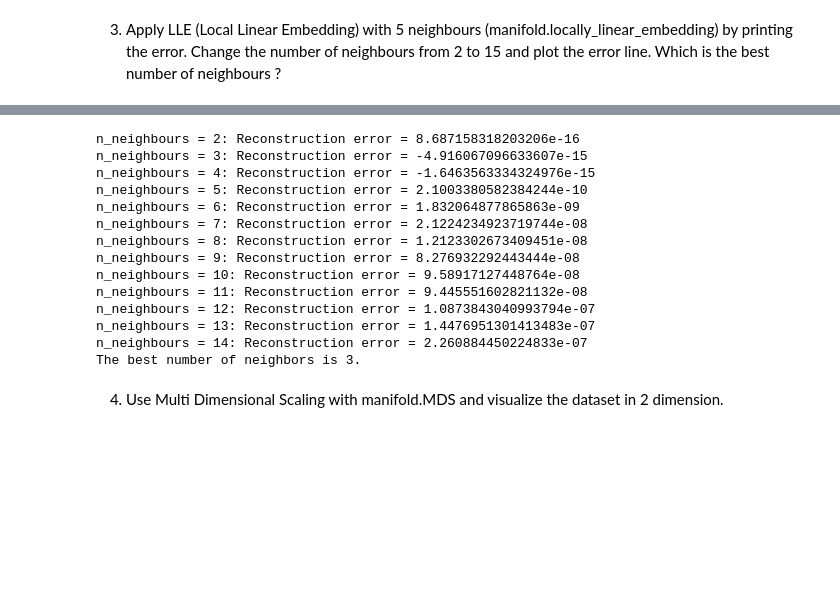
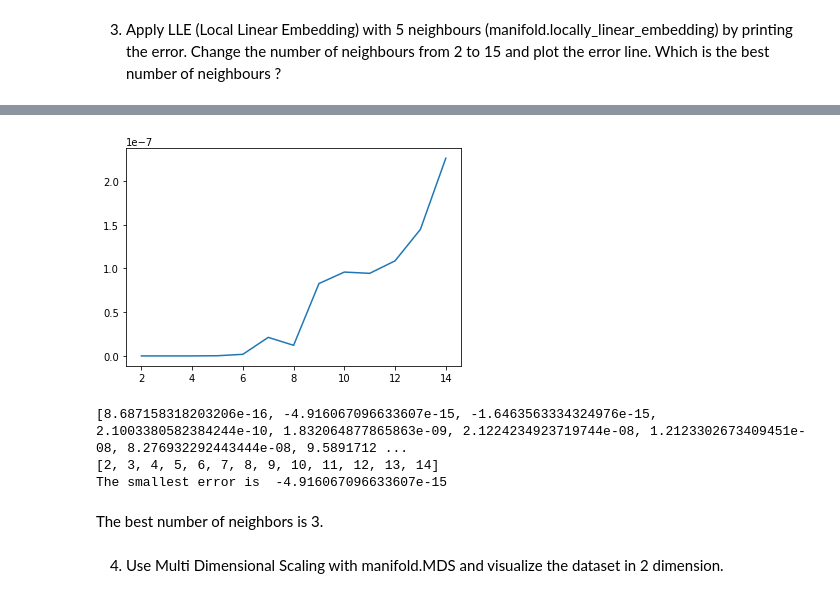
Before and after one commit to speianudana/AnalysisAndVisualisationOfData, a Jupyter notebook: Lab_2/Lab_2.ipynb, the cells around one changed output, grey strips where cells are left out. Drawn from its saved outputs; the diff is of its cells as text; code cells hidden in the pictures; blank space fills up the shorter version.

```diff
--- a/Lab_2/Lab_2.ipynb
+++ b/Lab_2/Lab_2.ipynb
@@ -94,26 +95,11 @@ plt.show()
 # %%
-error =np.Infinity;
+error =np.Infinity
+error_list = []
+nr_of_neighbors = []
 for n_neighbors in range(2, 15):
     embedding = LocallyLinearEmbedding(n_neighbors=n_neighbors, eigen_solver='dense')
     X_lle = embedding.fit_transform(swissroll)
     if embedding.reconstruction_error_ < error:
         error = embedding.reconstruction_error_
-        best_neighbours = n_neighbors
-    print("n_neighbours = {}: Reconstruction error = {}".format(n_neighbors, embedding.reconstruction_error_))
-
-print("The best number of neighbors is {}.".format(best_neighbours))
+    error_list.append(embedding.reconstruction_error_)
+    nr_of_neighbors.append(n_neighbors)
-# %% [output]
-n_neighbours = 2: Reconstruction error = 8.687158318203206e-16
-n_neighbours = 3: Reconstruction error = -4.916067096633607e-15
-n_neighbours = 4: Reconstruction error = -1.6463563334324976e-15
-n_neighbours = 5: Reconstruction error = 2.1003380582384244e-10
-n_neighbours = 6: Reconstruction error = 1.832064877865863e-09
-n_neighbours = 7: Reconstruction error = 2.1224234923719744e-08
-n_neighbours = 8: Reconstruction error = 1.2123302673409451e-08
-n_neighbours = 9: Reconstruction error = 8.276932292443444e-08
-n_neighbours = 10: Reconstruction error = 9.58917127448764e-08
-n_neighbours = 11: Reconstruction error = 9.445551602821132e-08
-n_neighbours = 12: Reconstruction error = 1.0873843040993794e-07
-n_neighbours = 13: Reconstruction error = 1.4476951301413483e-07
-n_neighbours = 14: Reconstruction error = 2.260884450224833e-07
-The best number of neighbors is 3.
@@ -122,3 +106,21 @@ plt.scatter(X_transformed[:, 0], X_transformed[:, 1], c=swissroll_labels, s=10,
+# %%
+import matplotlib.pyplot as plt
+import numpy as np
+
+plt.plot(nr_of_neighbors, error_list)
+plt.show()
+# %% [output]
+[figure, added]
+# %%
+print(error_list)
+print(nr_of_neighbors)
+print("The smallest error is ",min(error_list))
+# %% [output]
+[8.687158318203206e-16, -4.916067096633607e-15, -1.6463563334324976e-15, 2.1003380582384244e-10, 1.832064877865863e-09, 2.1224234923719744e-08, 1.2123302673409451e-08, 8.276932292443444e-08, 9.5891712 ...
+[2, 3, 4, 5, 6, 7, 8, 9, 10, 11, 12, 13, 14]
+The smallest error is  -4.916067096633607e-15
+# %% [markdown]
+The best number of neighbors is 3.
 # %% [markdown]
 4. Use Multi Dimensional Scaling with manifold.MDS and visualize the dataset
 in 2 dimension.
```
Also changed, not shown: parts of 10 cells of this notebook.
